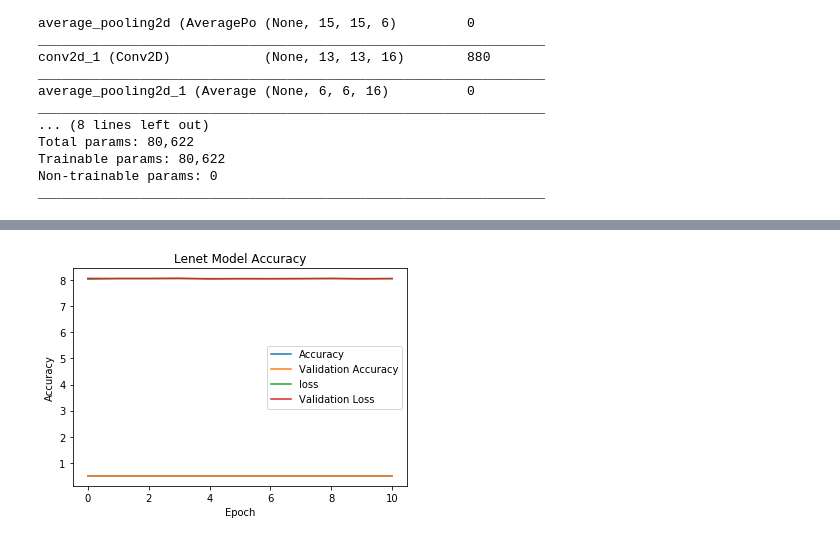
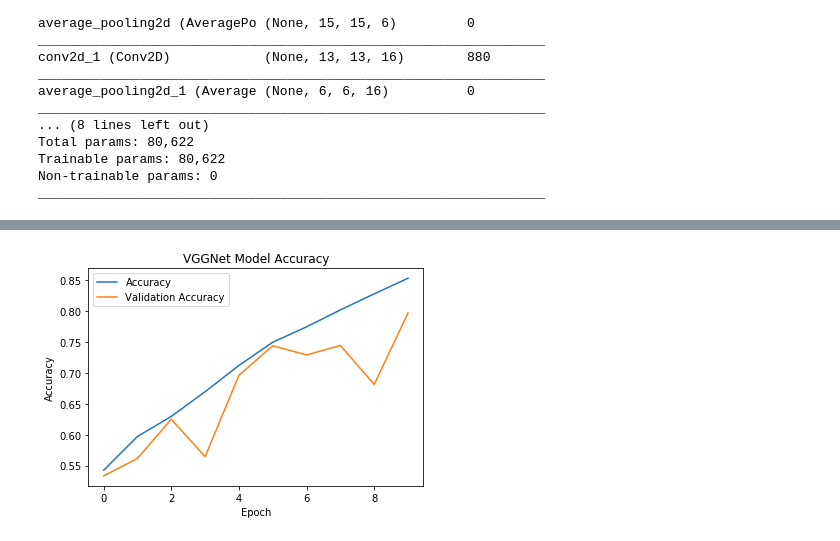
Before and after one commit to jrgee/CMPE297-98, a Jupyter notebook: LeNet_and_VGG16_for_Cats_and_Dogs.ipynb, the cells around one changed output, grey strips where cells are left out. Cells and saved outputs as stored; diff of their text form; code cells hidden in the pictures.

```diff
--- a/LeNet_and_VGG16_for_Cats_and_Dogs.ipynb
+++ b/LeNet_and_VGG16_for_Cats_and_Dogs.ipynb
@@ -107,13 +114,17 @@ def build_vggnet():
 # %%
-BATCH = 64
+BATCH = 32
 
-imagegen = ImageDataGenerator()
-
+imagegen = ImageDataGenerator(rescale=1./255)
 
 train_lenet = imagegen.flow_from_directory(directory='/content/train',
                                            batch_size=BATCH, target_size=(32,32))
 val_lenet = imagegen.flow_from_directory(directory='/content/val',
                                          batch_size=BATCH, target_size=(32,32))
+
+train_vgg = imagegen.flow_from_directory(directory='/content/train',
+                                         batch_size=BATCH, target_size=(224,224))
+val_vgg = imagegen.flow_from_directory(directory='/content/val',
+                                       batch_size=BATCH, target_size=(224,224))
 # %% [output]
 Found 22778 images belonging to 2 classes.
 Found 2222 images belonging to 2 classes.
@@ -187,5 +226,7 @@ plt.show()
 # %%
-opt = Adam(lr=0.002)
+tf.keras.backend.clear_session()
+
+opt = Adam(lr=0.005)
 
 vgg = build_vggnet()
 vgg.compile(optimizer=opt, loss=keras.losses.categorical_crossentropy, metrics=['accuracy'])
@@ -220,6 +253,6 @@ Found 2222 images belonging to 2 classes.
 # %%
 start = time.time()
-vgg_history = vgg.fit_generator(generator=train_vgg, epochs=50, steps_per_epoch=len(train_vgg),
+vgg_history = vgg.fit_generator(generator=train_vgg, epochs=10, steps_per_epoch=len(train_vgg),
                                 validation_data=val_vgg, validation_steps=len(val_vgg), callbacks=[early])
 print('took ' + str((time.time()-start)/60) + ' minutes')
 # %% [output]
@@ -243,12 +300,10 @@ took 156.64401755332946 minutes
 # %%
 plt.plot(vgg_history.history["accuracy"])
 plt.plot(vgg_history.history['val_accuracy'])
-plt.plot(vgg_history.history['loss'])
-plt.plot(vgg_history.history['val_loss'])
-plt.title("Lenet Model Accuracy")
+plt.title("VGGNet Model Accuracy")
 plt.ylabel("Accuracy")
 plt.xlabel("Epoch")
-plt.legend(["Accuracy","Validation Accuracy","loss","Validation Loss"])
+plt.legend(["Accuracy","Validation Accuracy"])
 plt.show()
 # %% [output]
-[figure, old version]
+[figure, new version]
```
Also changed, not shown: parts of 24 cells of this notebook.
